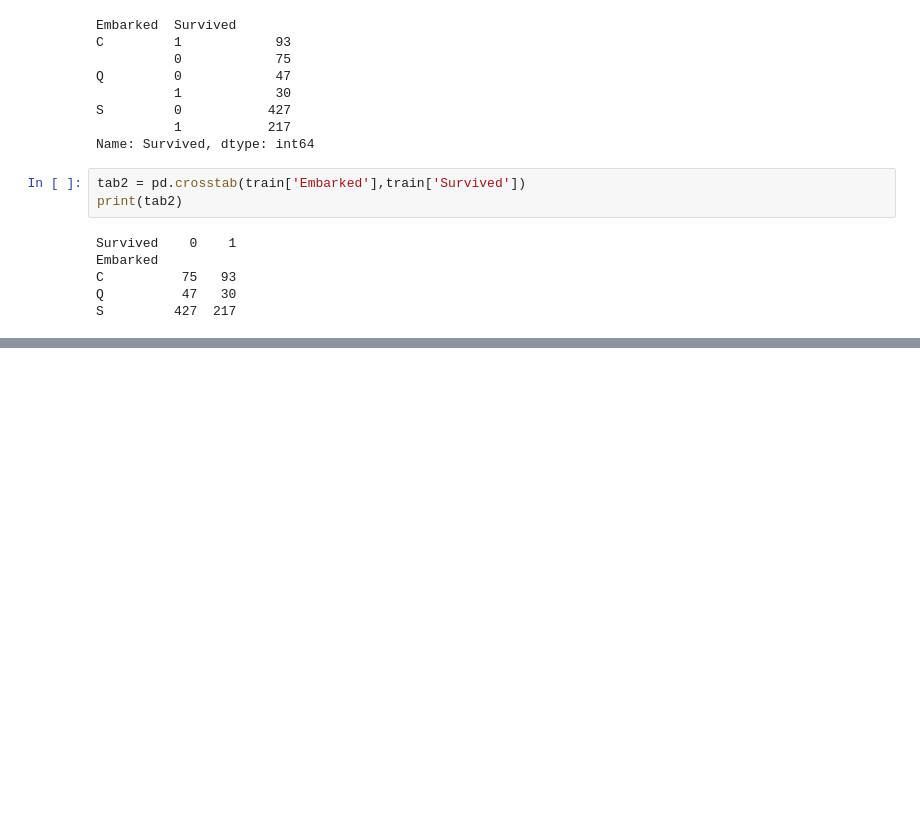
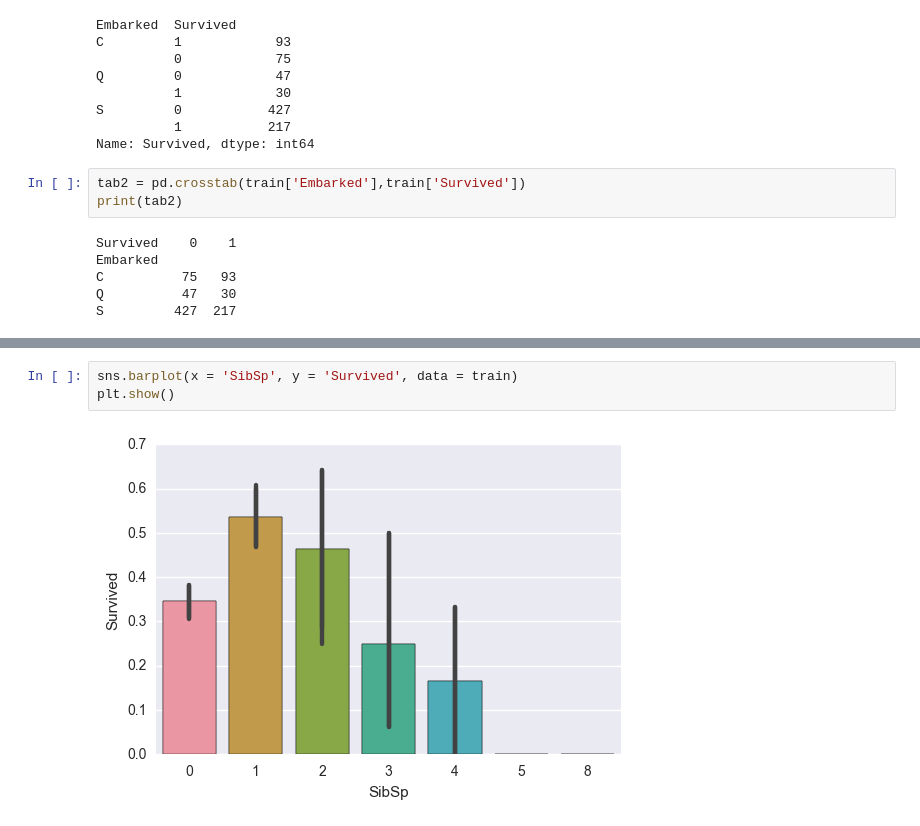
Before and after one commit to Chokurei/Titanic, a Jupyter notebook: script/temp.ipynb, the cells around one changed output, grey strips where cells are left out. Saved outputs shown, nothing was run; the diff lists cells and outputs as text; blank space fills up the shorter version.

```diff
--- a/script/temp.ipynb
+++ b/script/temp.ipynb
@@ -301,0 +367,5 @@ S         427  217
+# %%
+sns.barplot(x = 'SibSp', y = 'Survived', data = train)
+plt.show()
+# %% [output]
+[figure, added]
```
Also changed, not shown: parts of 14 cells of this notebook.
